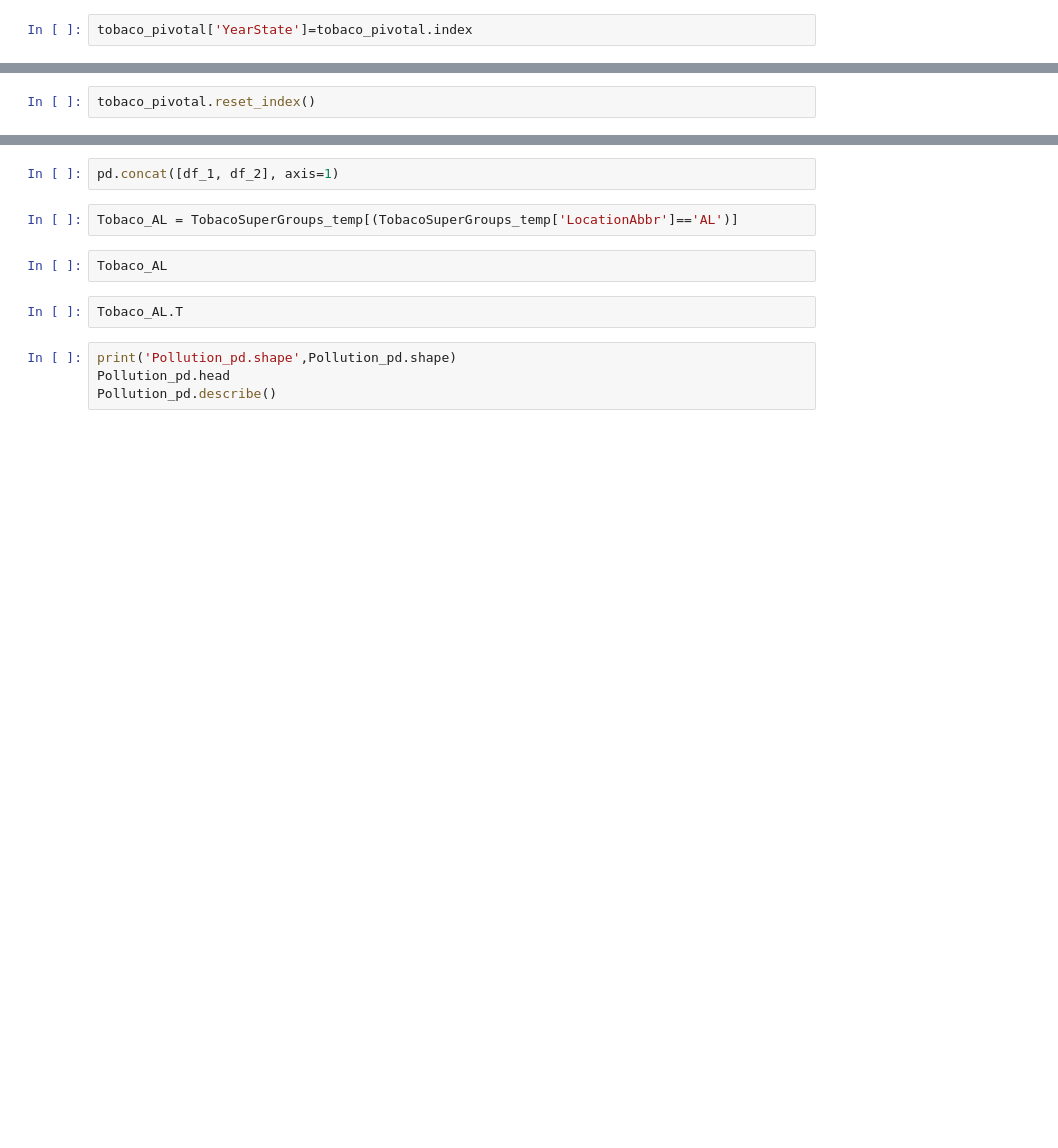
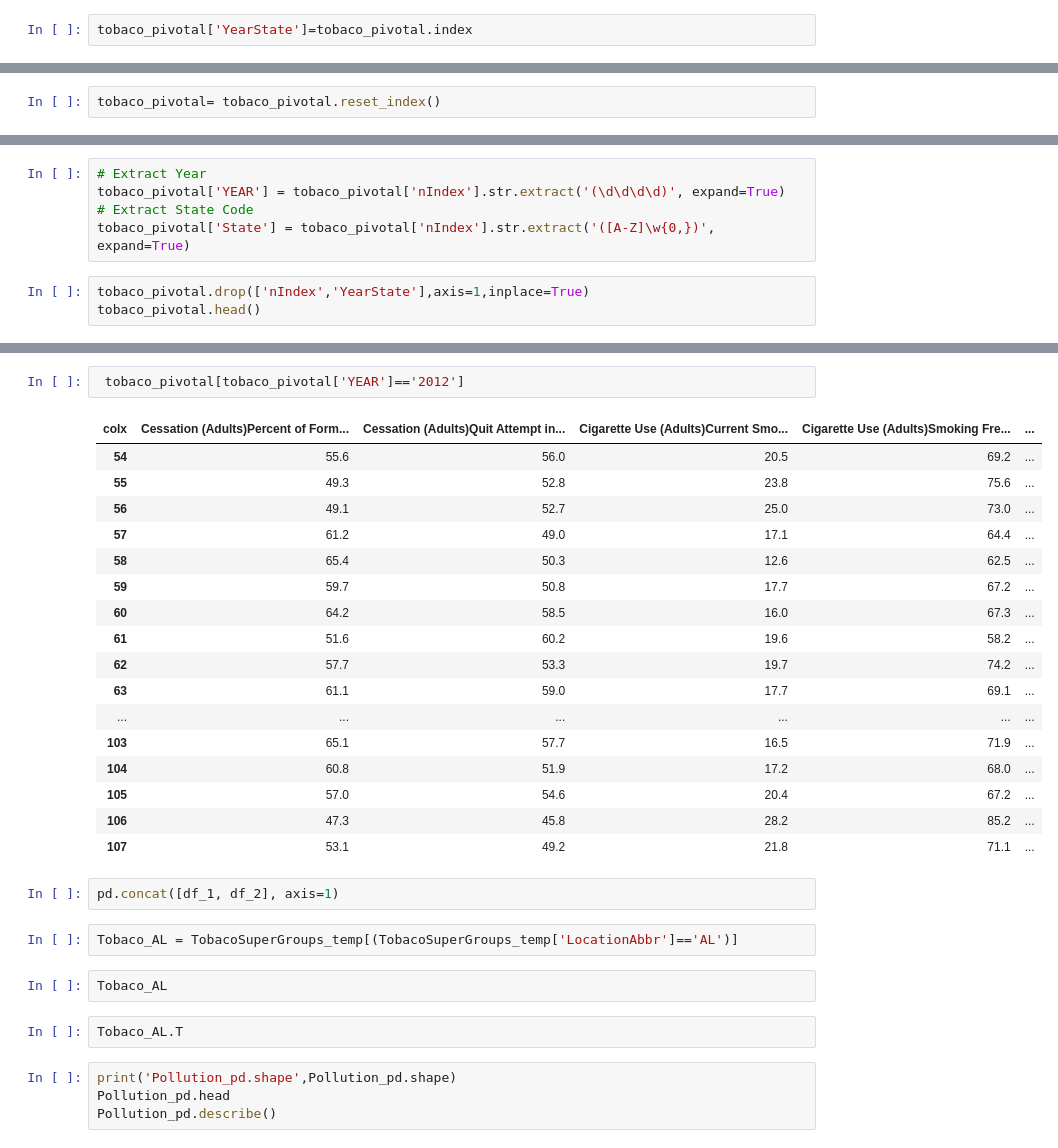
Before and after one commit to risarora/US_Lung_Cancer_Analysis, a Jupyter notebook: Script to Read all data and join it .ipynb, the cells around one changed output, grey strips where cells are left out. Drawn from its saved outputs; the diff is of its cells as text; blank space fills up the shorter version.

```diff
--- a/Script to Read all data and join it .ipynb
+++ b/Script to Read all data and join it .ipynb
@@ -440,4 +447,4 @@ tobaco_pivotal.head()
 | 2011AZ | 56.4 | 46.6 | 19.3 | 68.0 | ... |
 | 2011CA | 63.6 | 52.0 | 13.7 | 63.2 | ... |
 # %%
-tobaco_pivotal.reset_index()
+tobaco_pivotal= tobaco_pivotal.reset_index()
@@ -462,0 +451,8 @@ tobaco_pivotal.reset_index()
+# %%
+# Extract Year
+tobaco_pivotal['YEAR'] = tobaco_pivotal['nIndex'].str.extract('(\d\d\d\d)', expand=True)
+# Extract State Code
+tobaco_pivotal['State'] = tobaco_pivotal['nIndex'].str.extract('([A-Z]\w{0,})', expand=True)
+# %%
+tobaco_pivotal.drop(['nIndex','YearState'],axis=1,inplace=True)
+tobaco_pivotal.head()
@@ -463,3 +466,23 @@ tobaco_pivotal.reset_index()
+# %%
+ tobaco_pivotal[tobaco_pivotal['YEAR']=='2012']
+# %% [output]
+| colx | Cessation (Adults)Percent of Form... | Cessation (Adults)Quit Attempt in... | Cigarette Use (Adults)Current Smo... | Cigarette Use (Adults)Smoking Fre... | ... |
+| 54 | 55.6 | 56.0 | 20.5 | 69.2 | ... |
+| 55 | 49.3 | 52.8 | 23.8 | 75.6 | ... |
+| 56 | 49.1 | 52.7 | 25.0 | 73.0 | ... |
+| 57 | 61.2 | 49.0 | 17.1 | 64.4 | ... |
+| 58 | 65.4 | 50.3 | 12.6 | 62.5 | ... |
+| 59 | 59.7 | 50.8 | 17.7 | 67.2 | ... |
+| 60 | 64.2 | 58.5 | 16.0 | 67.3 | ... |
+| 61 | 51.6 | 60.2 | 19.6 | 58.2 | ... |
+| 62 | 57.7 | 53.3 | 19.7 | 74.2 | ... |
+| 63 | 61.1 | 59.0 | 17.7 | 69.1 | ... |
+| ... | ... | ... | ... | ... | ... |
+| 103 | 65.1 | 57.7 | 16.5 | 71.9 | ... |
+| 104 | 60.8 | 51.9 | 17.2 | 68.0 | ... |
+| 105 | 57.0 | 54.6 | 20.4 | 67.2 | ... |
+| 106 | 47.3 | 45.8 | 28.2 | 85.2 | ... |
+| 107 | 53.1 | 49.2 | 21.8 | 71.1 | ... |
 # %%
 pd.concat([df_1, df_2], axis=1)
 # %%
```
Also changed, not shown: parts of 11 cells of this notebook, 1 other file.
